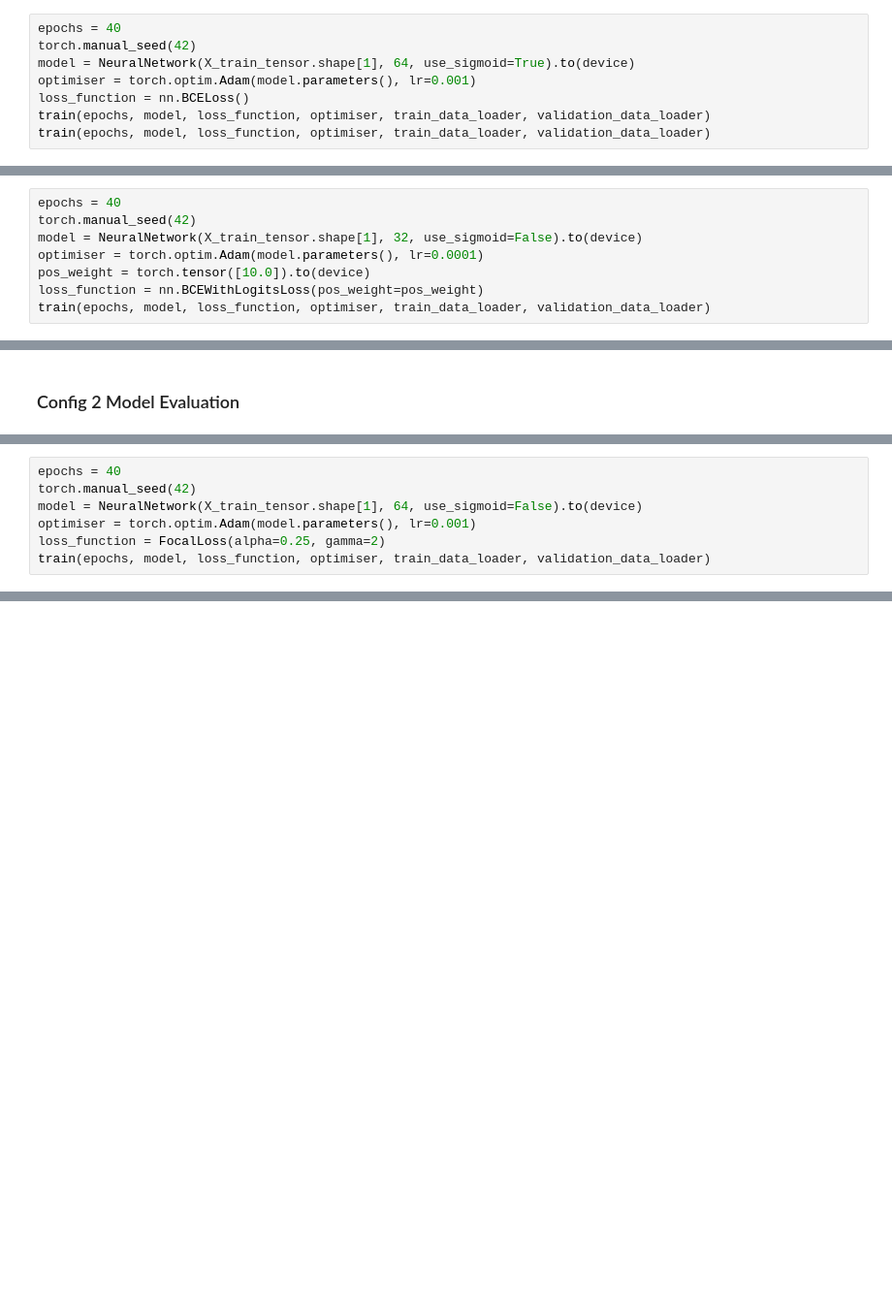
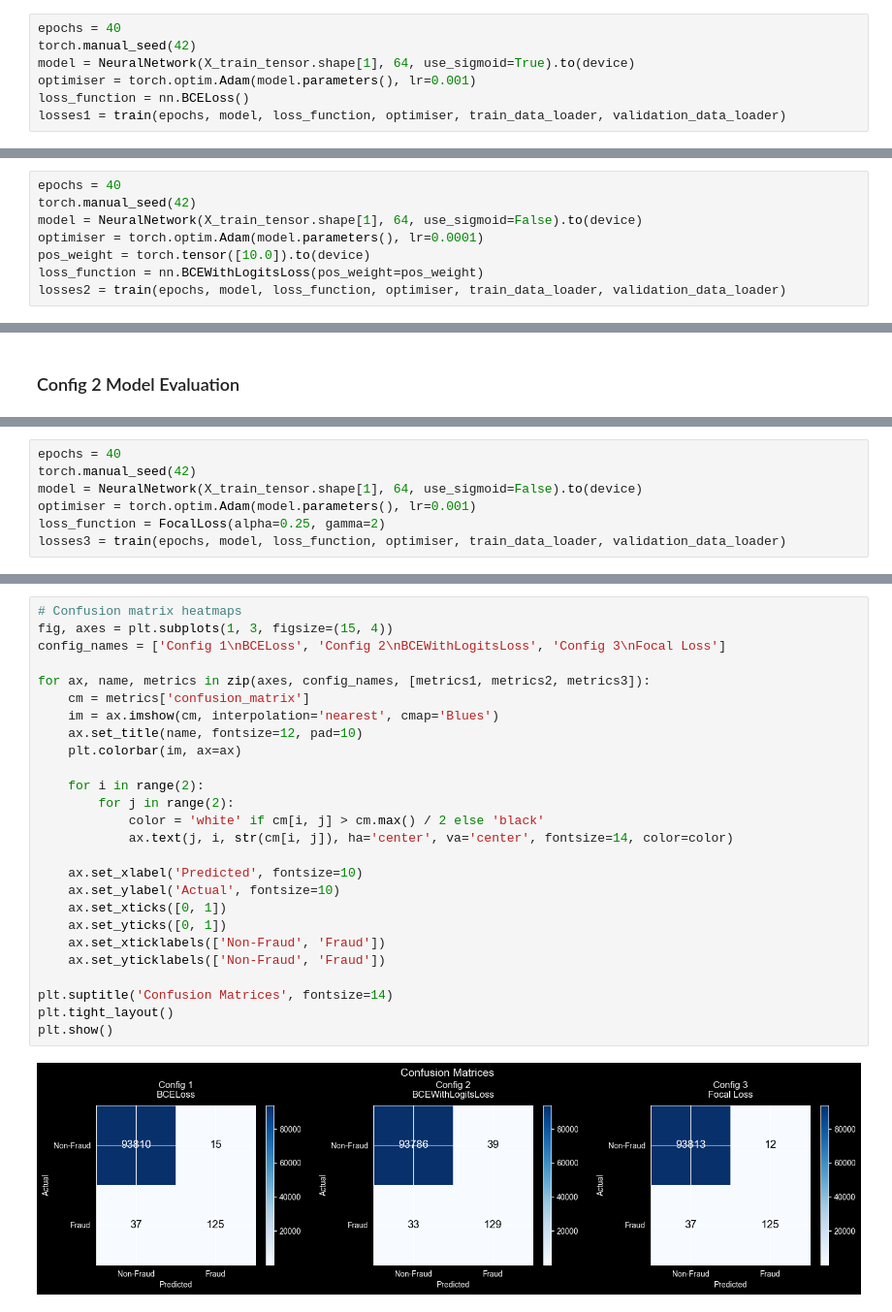
Before and after one commit to domparsons/fraud-detection-neural-networks, a Jupyter notebook: sample.ipynb, the cells around one changed output, grey strips where cells are left out. Shown at 97% size. Drawn from its saved outputs; the diff is of its cells as text; blank space fills up the shorter version.

```diff
--- a/sample.ipynb
+++ b/sample.ipynb
@@ -354,6 +360,5 @@ torch.manual_seed(42)
 model = NeuralNetwork(X_train_tensor.shape[1], 64, use_sigmoid=True).to(device)
 optimiser = torch.optim.Adam(model.parameters(), lr=0.001)
 loss_function = nn.BCELoss()
-train(epochs, model, loss_function, optimiser, train_data_loader, validation_data_loader)
-train(epochs, model, loss_function, optimiser, train_data_loader, validation_data_loader)
+losses1 = train(epochs, model, loss_function, optimiser, train_data_loader, validation_data_loader)
 # %% [output]
@@ -422,9 +423,9 @@ The steps from the below code block show:
 # %%
 epochs = 40
 torch.manual_seed(42)
-model = NeuralNetwork(X_train_tensor.shape[1], 32, use_sigmoid=False).to(device)
+model = NeuralNetwork(X_train_tensor.shape[1], 64, use_sigmoid=False).to(device)
 optimiser = torch.optim.Adam(model.parameters(), lr=0.0001)
 pos_weight = torch.tensor([10.0]).to(device)
 loss_function = nn.BCEWithLogitsLoss(pos_weight=pos_weight)
-train(epochs, model, loss_function, optimiser, train_data_loader, validation_data_loader)
+losses2 = train(epochs, model, loss_function, optimiser, train_data_loader, validation_data_loader)
 # %% [output]
@@ -488,5 +499,5 @@ torch.manual_seed(42)
 model = NeuralNetwork(X_train_tensor.shape[1], 64, use_sigmoid=False).to(device)
 optimiser = torch.optim.Adam(model.parameters(), lr=0.001)
 loss_function = FocalLoss(alpha=0.25, gamma=2)
-train(epochs, model, loss_function, optimiser, train_data_loader, validation_data_loader)
+losses3 = train(epochs, model, loss_function, optimiser, train_data_loader, validation_data_loader)
 # %% [output]
@@ -617,0 +588,28 @@ Config 3 edges out Config 1 on F1 (0.8361 vs 0.8356), though Config 1 achieves t
+# %%
+# Confusion matrix heatmaps
+fig, axes = plt.subplots(1, 3, figsize=(15, 4))
+config_names = ['Config 1\nBCELoss', 'Config 2\nBCEWithLogitsLoss', 'Config 3\nFocal Loss']
+
+for ax, name, metrics in zip(axes, config_names, [metrics1, metrics2, metrics3]):
+    cm = metrics['confusion_matrix']
+    im = ax.imshow(cm, interpolation='nearest', cmap='Blues')
+    ax.set_title(name, fontsize=12, pad=10)
+    plt.colorbar(im, ax=ax)
+
+    for i in range(2):
+        for j in range(2):
+            color = 'white' if cm[i, j] > cm.max() / 2 else 'black'
+            ax.text(j, i, str(cm[i, j]), ha='center', va='center', fontsize=14, color=color)
+
+    ax.set_xlabel('Predicted', fontsize=10)
+    ax.set_ylabel('Actual', fontsize=10)
+    ax.set_xticks([0, 1])
+    ax.set_yticks([0, 1])
+    ax.set_xticklabels(['Non-Fraud', 'Fraud'])
+    ax.set_yticklabels(['Non-Fraud', 'Fraud'])
+
+plt.suptitle('Confusion Matrices', fontsize=14)
+plt.tight_layout()
+plt.show()
+# %% [output]
+[figure, added]
```
Also changed, not shown: parts of 24 cells of this notebook.
